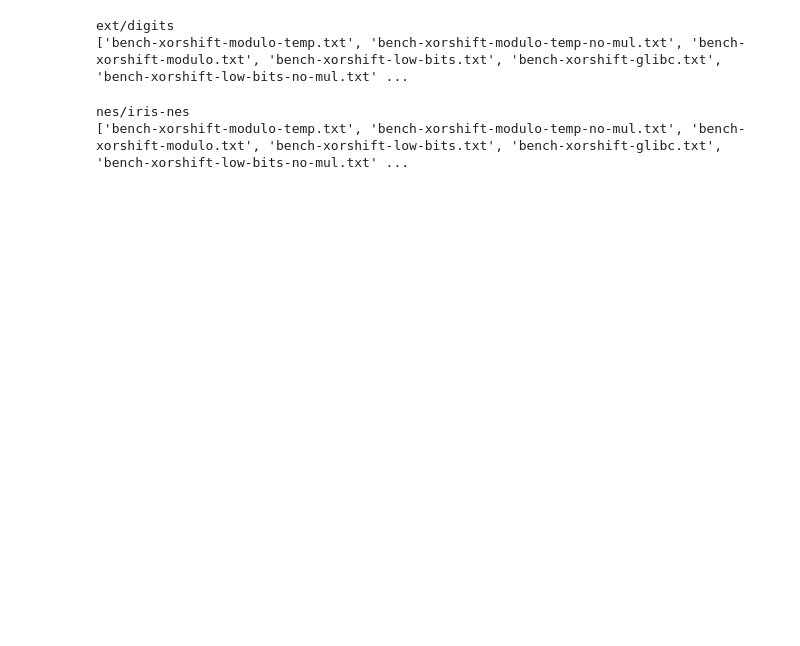
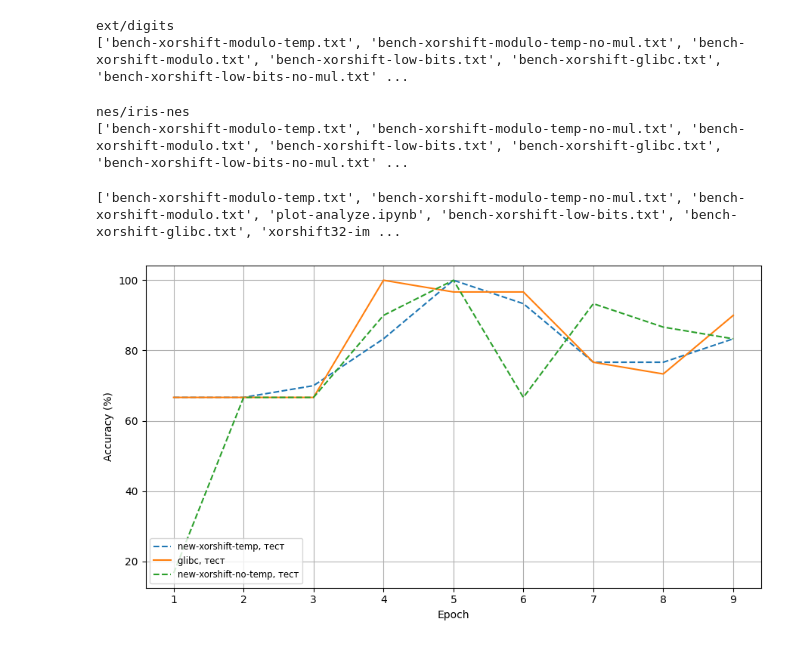
Before and after one commit to Krows7/integer-only-nn, a Jupyter notebook: run-logs/plots/plot-analyze.ipynb, the cells around one changed output. Cells and saved outputs as stored; diff of their text form; code cells hidden in the pictures; blank space fills up the shorter version.

```diff
--- a/run-logs/plots/plot-analyze.ipynb
+++ b/run-logs/plots/plot-analyze.ipynb
@@ -153,6 +153,73 @@ show_graph("nes/iris-nes")
 # %% [output]
 nes/iris-nes
 ['bench-xorshift-modulo-temp.txt', 'bench-xorshift-modulo-temp-no-mul.txt', 'bench-xorshift-modulo.txt', 'bench-xorshift-low-bits.txt', 'bench-xorshift-glibc.txt', 'bench-xorshift-low-bits-no-mul.txt' ...
+# %%
+import matplotlib.pyplot as plt
+from os import walk
+
+filenames = next(walk("."), (None, None, []))[2]
+print(filenames)
+filenames = [file.split(".")[0] for file in filenames if file.split(".")[1] == "txt"]
+
+# Эпохи
+# epochs = list(range(1, 11))
+epochs = list(range(1, 10))
+
+data = []
+
+for file in filenames:
+    if file.startswith('bench'): data.append(parse_accuracies(file))
+
+# Данные моделей
+# data.append(parse_accuracies("improved-rng-dyn-seed"))
+# data.append(parse_accuracies("xorshift32-improved-no-seed"))
+
+# glibc_test = [91.71, 92.77, 93.38, 93.60, 93.88, 94.71, 94.32, 93.16, 93.71, 94.99]
+# glibc_train = [93.64, 94.85, 95.34, 95.74, 96.15, 97.12, 96.78, 95.97, 96.47, 97.31]
+
+# x16_test = [90.65, 92.99, 91.99, 92.71, 94.05, 92.82, 94.71, 94.66, 94.60, 93.77]
+# x16_train = [93.33, 95.06, 94.32, 95.32, 96.36, 95.58, 96.94, 97.12, 97.07, 96.57]
+
+# x32_test = [92.15, 93.32, 92.77, 93.60, 91.82, 93.32, 93.38, 94.55, 92.10, 93.27]
+# x32_train = [93.96, 94.82, 95.32, 95.95, 94.35, 96.00, 95.84, 97.25, 94.64, 95.79]
+
+# low_test = [91.65, 92.38, 93.54, 92.43, 94.05, 94.10, 91.93, 93.16, 93.43, 94.44]
+# low_train = [93.41, 94.69, 95.34, 95.37, 96.49, 96.83, 94.56, 95.92, 96.10, 97.10]
+
+plt.figure(figsize=(9, 5))
+
+for d in data:
+    # if (d[0] != "bench-xorshift-rs-temp" and d[0] != "bench-xorshift-rs"):
+    if d[0].endswith('glibc'):
+        plt.plot(epochs, d[1][:-1], label='glibc, тест')
+    elif d[0][15:] == 'modulo-temp':
+        plt.plot(epochs, d[1][:-1], label='new-xorshift-temp, тест', linestyle='--')
+    elif d[0][15:] == 'low-bits-no-mul':
+        plt.plot(epochs, d[1][:-1], label='new-xorshift-no-temp, тест', linestyle='--')
+    # plt.plot(epochs, d[2], linestyle='--', label=d[0] + ', тренировка')
+
+# plt.plot(epochs, glibc_test, label='glibc, тест', marker='o')
+# plt.plot(epochs, glibc_train, linestyle='--', label='glibc, тренировка', marker='o')
+
+# plt.plot(epochs, x16_test, label='xorshift16, тест', marker='^')
+# plt.plot(epochs, x16_train, linestyle='--', label='xorshift16, тренировка', marker='^')
+
+# plt.plot(epochs, x32_test, label='xorshift32, тест', marker='s')
+# plt.plot(epochs, x32_train, linestyle='--', label='xorshift32, тренировка', marker='s')
+
+# plt.plot(epochs, low_test, label='xorshift32-lowbytes, тест', marker='d')
+# plt.plot(epochs, low_train, linestyle='--', label='xorshift32-lowbytes, тренировка', marker='d')
+
+plt.xlabel('Epoch')
+plt.ylabel('Accuracy (%)')
+# plt.title('Сравнение точности моделей с разными RNG')
+plt.legend(loc='lower left', fontsize='small')
+plt.grid(True)
+plt.tight_layout()
+plt.show()
+# %% [output]
+['bench-xorshift-modulo-temp.txt', 'bench-xorshift-modulo-temp-no-mul.txt', 'bench-xorshift-modulo.txt', 'plot-analyze.ipynb', 'bench-xorshift-low-bits.txt', 'bench-xorshift-glibc.txt', 'xorshift32-im ...
+[figure, added]
 # %%
 # import plotly.graph_objects as go
 # from os import walk
```
Also changed, not shown: 31 other files.
